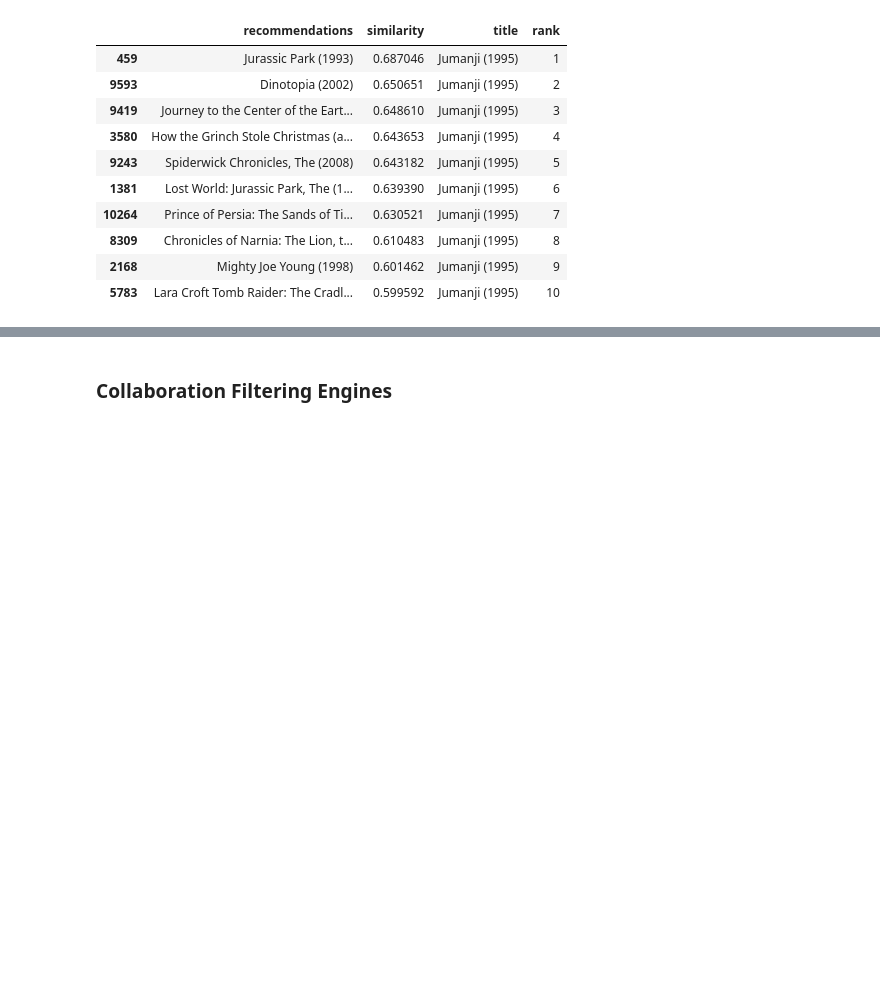
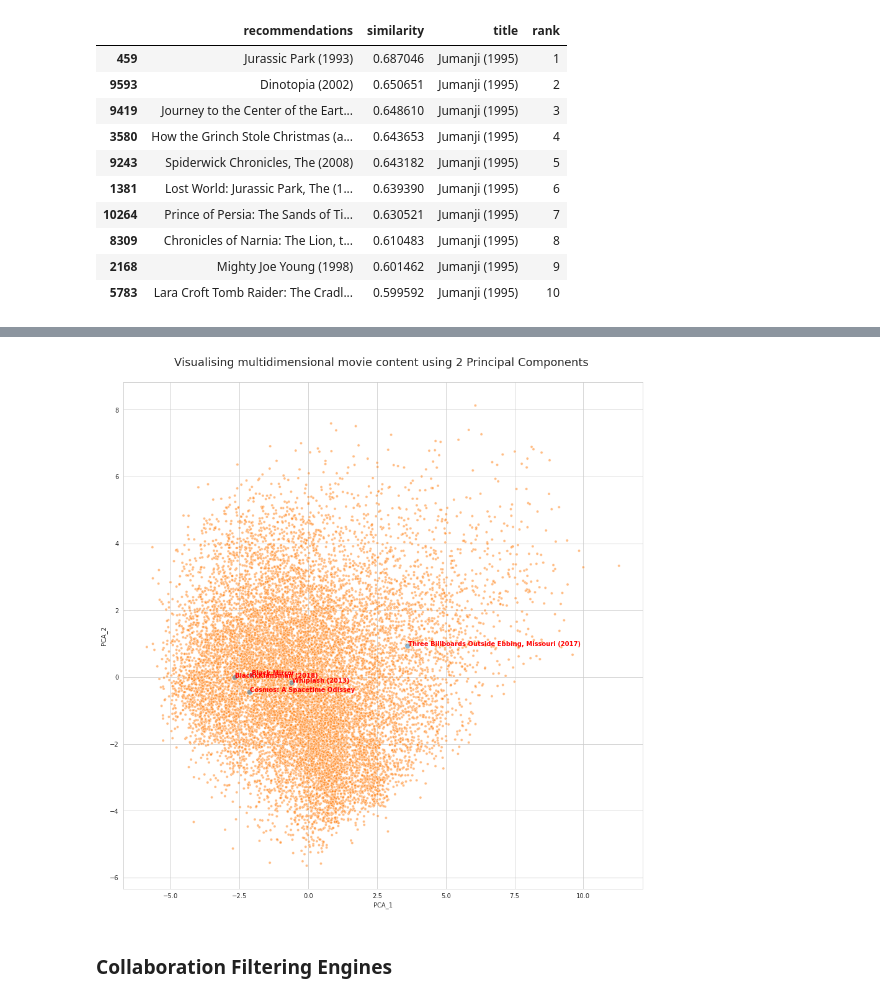
Before and after one commit to titusndondo/unsupervised-predict-streamlit-template, a Jupyter notebook: predict_deliverables/EDA.ipynb, the cells around one changed output, grey strips where cells are left out. Cells and saved outputs as stored; diff of their text form; code cells hidden in the pictures; blank space fills up the shorter version.

```diff
--- a/predict_deliverables/EDA.ipynb
+++ b/predict_deliverables/EDA.ipynb
@@ -747,0 +752,5 @@ Jurassic Park (1993)
+# %%
+pca_rez = pd.DataFrame(principal_components)
+pca_rez['title'] = text_data['title']
+pca_rez.columns = ['PCA_1', 'PCA_2', 'title']
+pca_rez.tail()
@@ -747,0 +773,7 @@ Jurassic Park (1993)
+# %%
+movies = list()
+for movie in ['Joker (2019)']:
+    similar_movies = similarity_data[similarity_data['title'] == movie]['recommendations'][:5].tolist()
+    for similar_movie in similar_movies:
+        movies.append(similar_movie)
+movies
@@ -747,0 +786,6 @@ Jurassic Park (1993)
+# %%
+indz = list()
+for i, movie in enumerate(pca_rez['title']):
+    if movie in movies:
+        indz.append(i)
+indz
@@ -747,0 +794,3 @@ Jurassic Park (1993)
+# %%
+pca_rez['indicator'] = np.where(pca_rez['title'].isin(movies), 'Yes', 'No')
+pca_rez.head()
@@ -748,3 +804,15 @@ Jurassic Park (1993)
+# %%
+fig = plt.figure(figsize = (15, 15))
+g = sns.scatterplot(data = pca_rez, x = 'PCA_1', y = 'PCA_2', alpha = 1/2, legend = False,
+                    hue = 'indicator', hue_order = ['Yes', 'No'], size = 'indicator', size_order = ['Yes', 'No'])
+g.set_title('Visualising multidimensional movie content using 2 Principal Components \n', fontsize = 18)
+
+for line in indz:
+     g.text(pca_rez.PCA_1[line]+0.01, pca_rez.PCA_2[line]+0.01,
+     pca_rez.title[line], horizontalalignment='left',
+     size='medium', color='red', weight='semibold')
+# %% [output]
+[figure, added]
 # %% [markdown]
 ### Collaboration Filtering Engines
 # %% [markdown]
```
Also changed, not shown: parts of 12 cells of this notebook.
